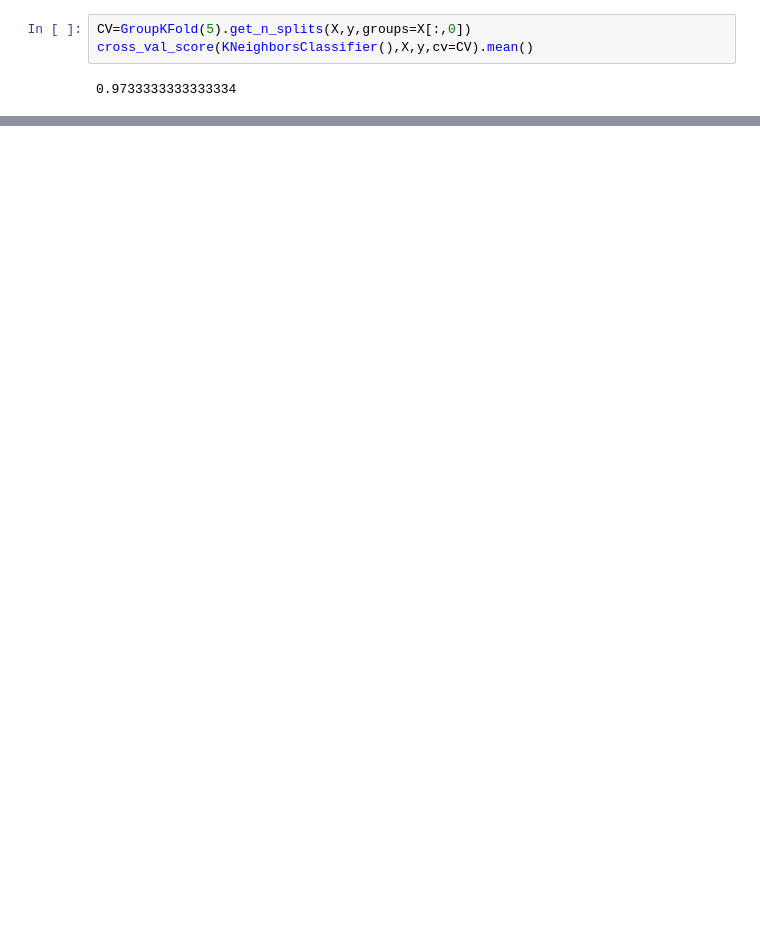
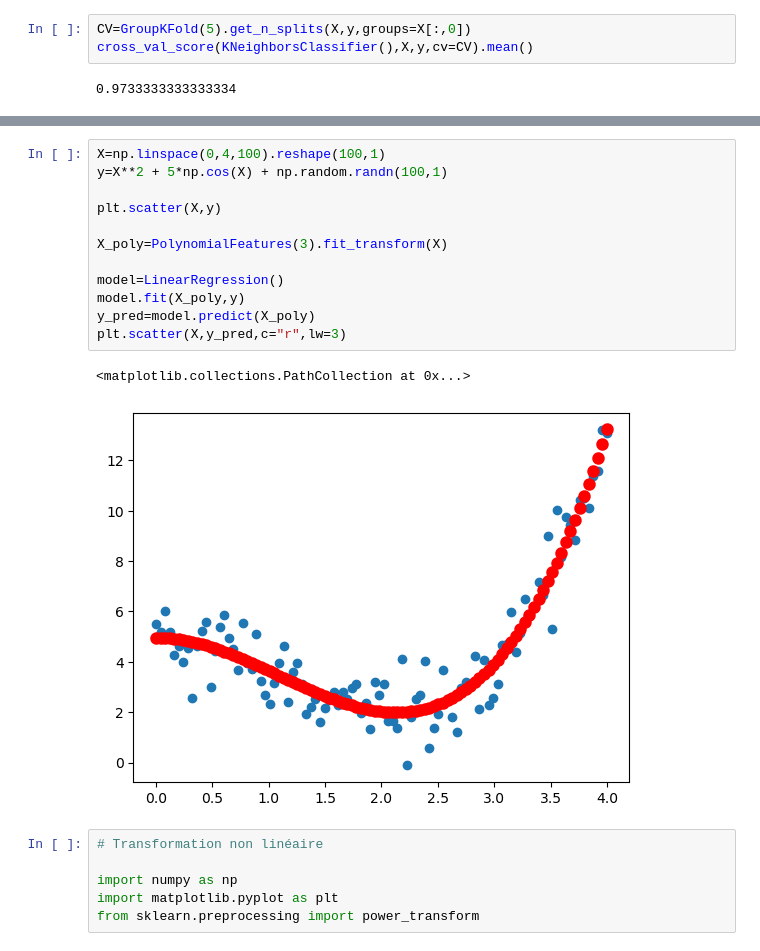
Before and after one commit to Just1919/Formation_Python_For_MachineLearning, a Jupyter notebook: Code source.ipynb, the cells around one changed output, grey strips where cells are left out. Drawn from its saved outputs; the diff is of its cells as text; blank space fills up the shorter version.

```diff
--- a/Code source.ipynb
+++ b/Code source.ipynb
@@ -1868,0 +2183,21 @@ cross_val_score(KNeighborsClassifier(),X,y,cv=CV).mean()
+# %%
+X=np.linspace(0,4,100).reshape(100,1)
+y=X**2 + 5*np.cos(X) + np.random.randn(100,1)
+
+plt.scatter(X,y)
+
+X_poly=PolynomialFeatures(3).fit_transform(X)
+
+model=LinearRegression()
+model.fit(X_poly,y)
+y_pred=model.predict(X_poly)
+plt.scatter(X,y_pred,c="r",lw=3)
+# %% [output]
+<matplotlib.collections.PathCollection at 0x...>
+[figure, added]
+# %%
+# Transformation non linéaire
+
+import numpy as np
+import matplotlib.pyplot as plt
+from sklearn.preprocessing import power_transform
```
Also changed, not shown: parts of 67 cells of this notebook.
